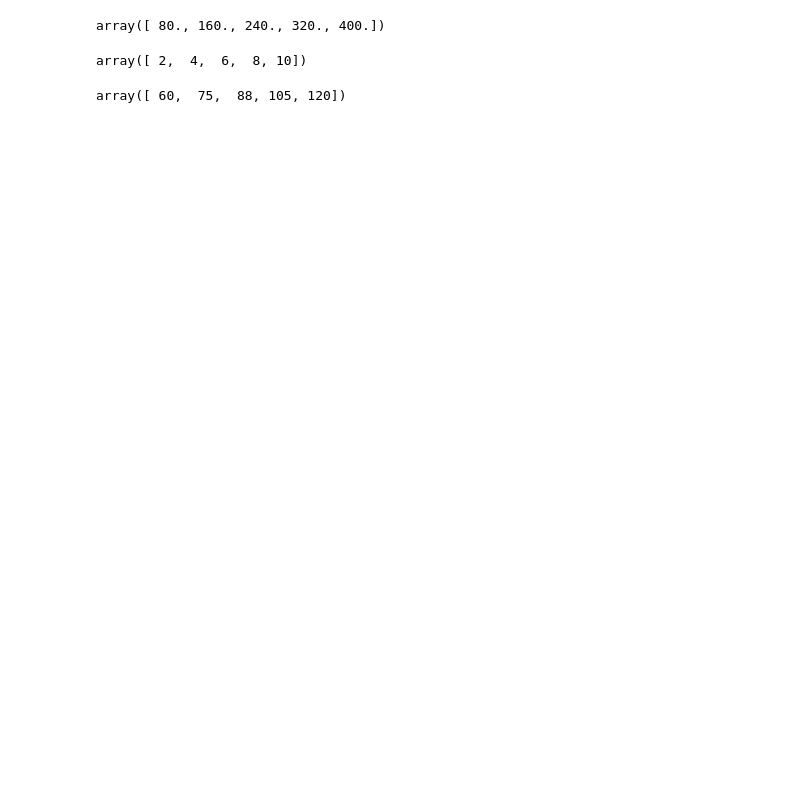
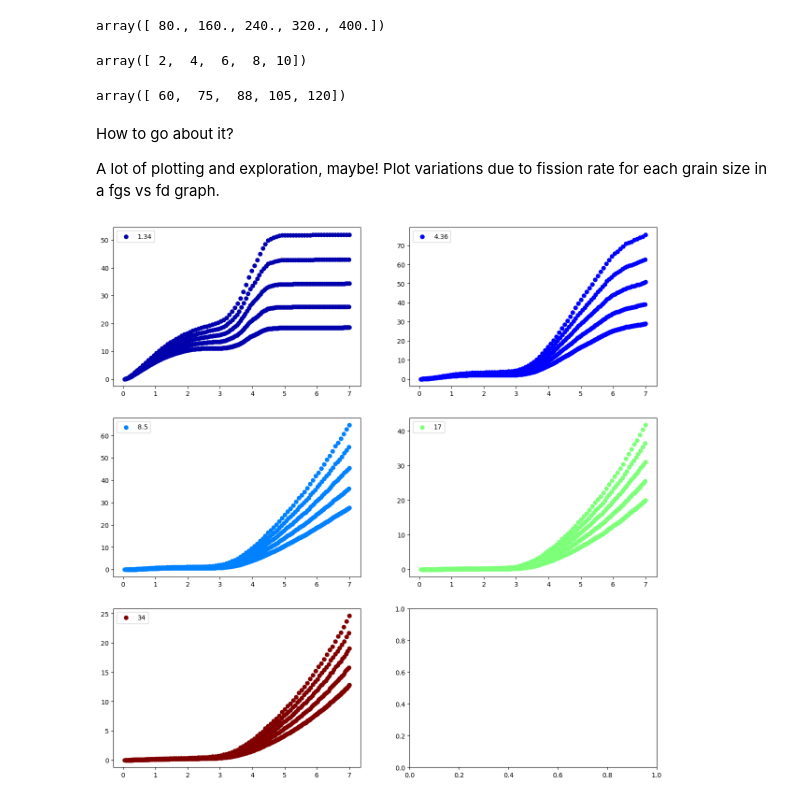
Before and after one commit to ahasan3-ncsu/wd-swelling, a Jupyter notebook: data_2022/frate.ipynb, the cells around one changed output. Drawn from its saved outputs; the diff is of its cells as text; code cells hidden in the pictures; blank space fills up the shorter version.

```diff
--- a/data_2022/frate.ipynb
+++ b/data_2022/frate.ipynb
@@ -28,3 +87,22 @@ array([ 2,  4,  6,  8, 10])
 jar['Coolant init Temp (C)'].unique()
 # %% [output]
 array([ 60,  75,  88, 105, 120])
+# %% [markdown]
+How to go about it?
+
+A lot of plotting and exploration, maybe!
+Plot variations due to fission rate for each grain size in a fgs vs fd graph.
+# %%
+fig, axs = plt.subplots(3, 2, figsize=(15,15))
+
+for i, G in zip(range(5), [1.34, 4.36, 8.5, 17, 34]):
+    foo = jar.loc[(jar['Coolant init Temp (C)'] == 88)
+                  & (jar['Grain Size (um)'] == G)]
+    axs[i//2, i%2].scatter(foo['Fission Density (10^21 f/cm3)'],
+                   foo['Fuel Gas Swelling (%)'],
+                   color=plt.cm.jet(G/34), label=f'{G}')
+    axs[i//2, i%2].legend()
+
+plt.show()
+# %% [output]
+[figure, added]
```
Also changed, not shown: parts of 8 cells of this notebook, 6 other files.
